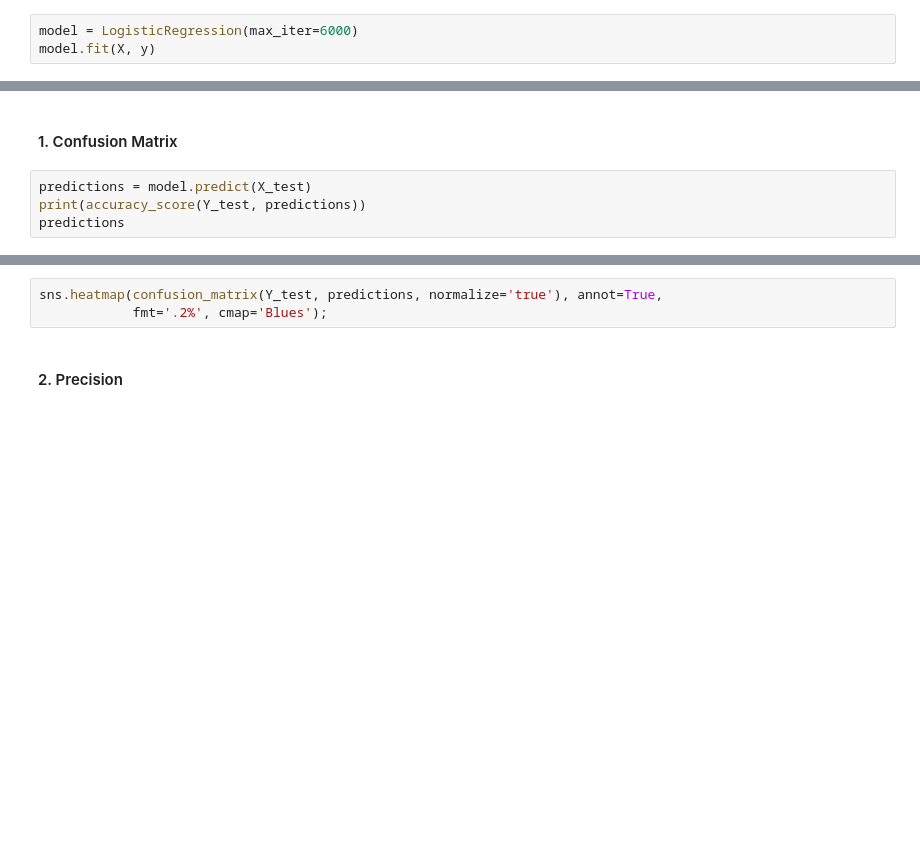
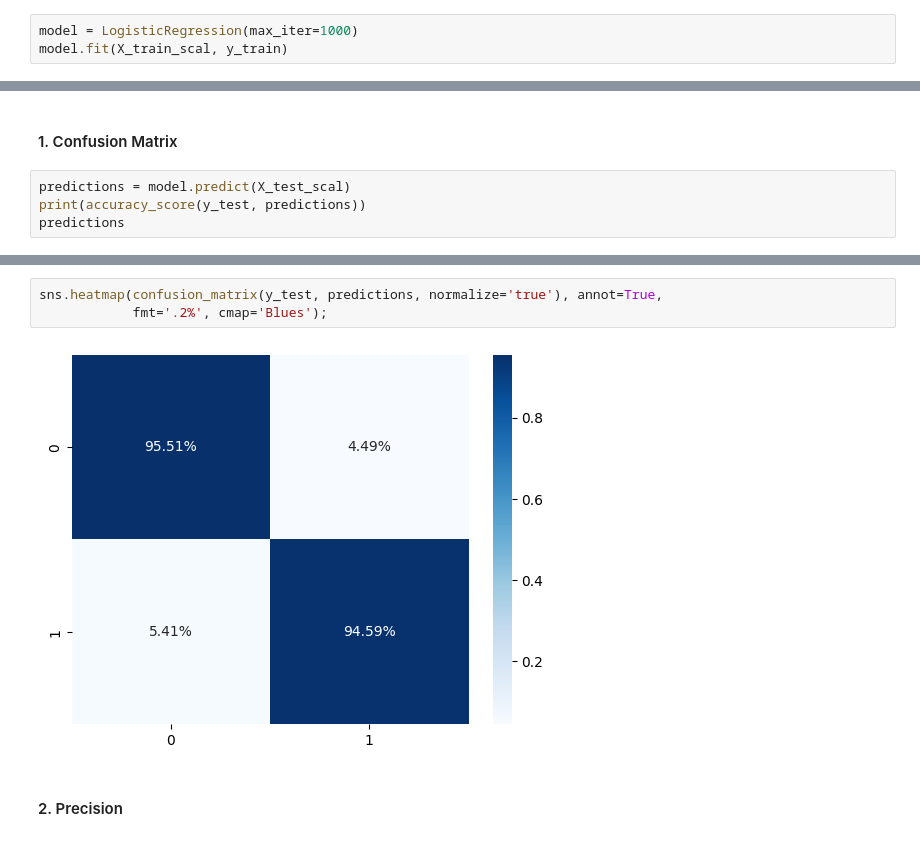
Before and after one commit to asierrodri/ONLINE_DS_THEBRIDGE_MODULOS, a Jupyter notebook: 3-Machine_Learning/1-Supervisado/2-Classification/4-Logistic_Regression/ejercicios/Logistic-regression predict-ad-click_Asier.ipynb, the cells around one changed output, grey strips where cells are left out. Drawn from its saved outputs; the diff is of its cells as text; blank space fills up the shorter version.

```diff
--- a/3-Machine_Learning/1-Supervisado/2-Classification/4-Logistic_Regression/ejercicios/Logistic-regression predict-ad-click_Asier.ipynb
+++ b/3-Machine_Learning/1-Supervisado/2-Classification/4-Logistic_Regression/ejercicios/Logistic-regression predict-ad-click_Asier.ipynb
@@ -147,5 +444,5 @@ scaler.inverse_transform(X_test_scal)
 from sklearn.linear_model import LogisticRegression
 from sklearn import model_selection
 # %%
-model = LogisticRegression(max_iter=6000)
-model.fit(X, y)
+model = LogisticRegression(max_iter=1000)
+model.fit(X_train_scal, y_train)
@@ -183,6 +514,6 @@ from sklearn.metrics import accuracy_score, confusion_matrix, precision_score, r
 
 #### 1. Confusion Matrix
 # %%
-predictions = model.predict(X_test)
-print(accuracy_score(Y_test, predictions))
+predictions = model.predict(X_test_scal)
+print(accuracy_score(y_test, predictions))
 predictions
@@ -199,6 +547,8 @@ sns.heatmap(c_matrix, annot=True);
 # %%
-sns.heatmap(confusion_matrix(Y_test, predictions, normalize='true'), annot=True,
+sns.heatmap(confusion_matrix(y_test, predictions, normalize='true'), annot=True,
             fmt='.2%', cmap='Blues');
+# %% [output]
+[figure, added]
 # %% [markdown]
 
 #### 2. Precision
```
Also changed, not shown: parts of 47 cells of this notebook, 7 other files.
